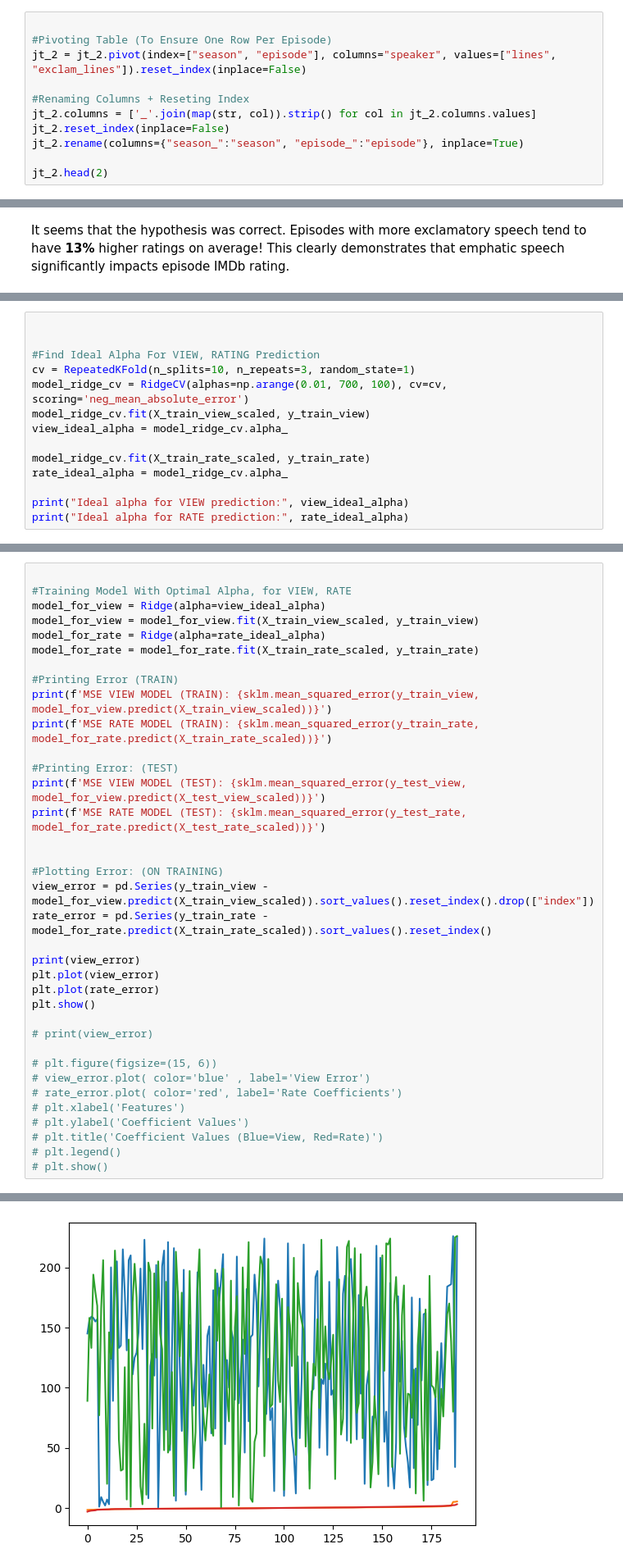
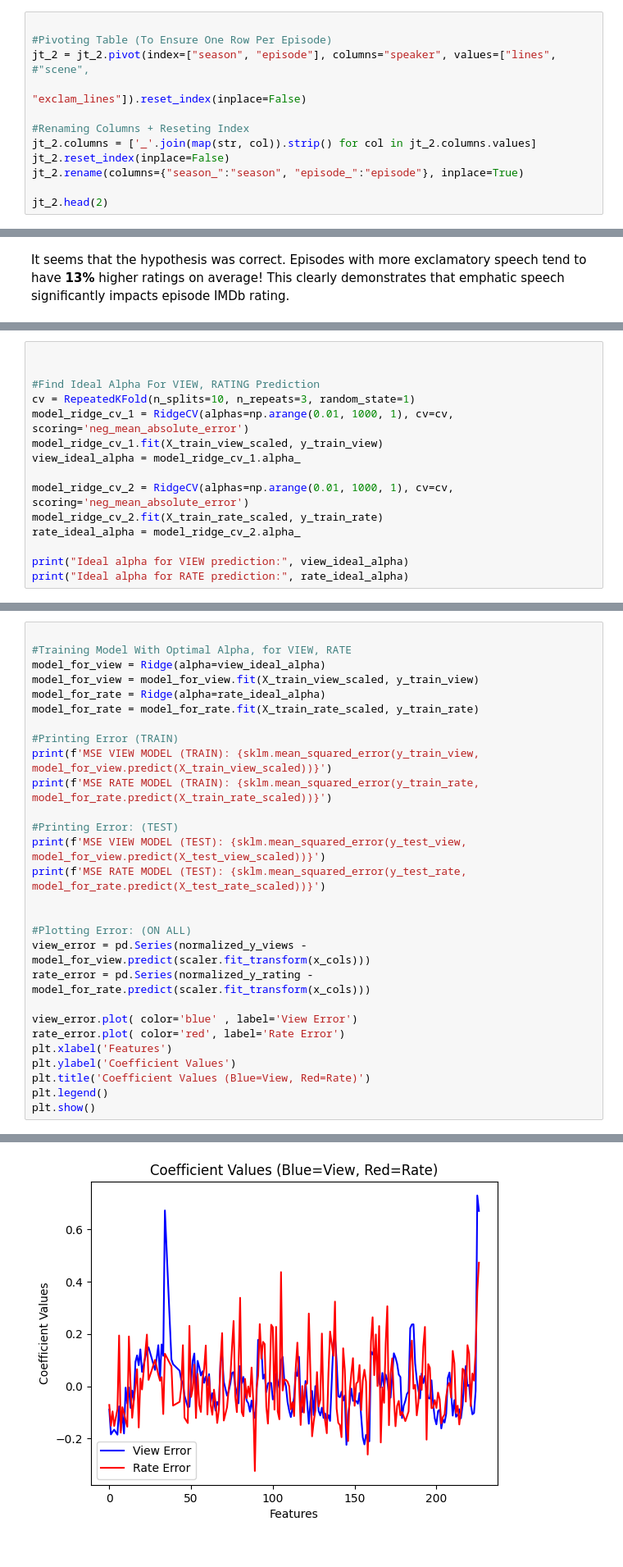
Before and after one commit to OMacgowan/episode_rating_predictor, a Jupyter notebook: main.ipynb, the cells around one changed output, grey strips where cells are left out. Shown at 82% size. Cells and saved outputs as stored; diff of their text form.

Commit message:
update, normalized

```diff
--- a/main.ipynb
+++ b/main.ipynb
@@ -173,7 +187,8 @@ jt_2.head(3)
 # %%
 
 #Pivoting Table (To Ensure One Row Per Episode)
-jt_2 = jt_2.pivot(index=["season", "episode"], columns="speaker", values=["lines", "exclam_lines"]).reset_index(inplace=False)
+jt_2 = jt_2.pivot(index=["season", "episode"], columns="speaker", values=["lines", #"scene",
+                                                                          "exclam_lines"]).reset_index(inplace=False)
 
 #Renaming Columns + Reseting Index
 jt_2.columns = ['_'.join(map(str, col)).strip() for col in jt_2.columns.values]
@@ -283,12 +298,13 @@ X_test_rate_scaled = scaler.transform(X_test_rate)
 
 #Find Ideal Alpha For VIEW, RATING Prediction
 cv = RepeatedKFold(n_splits=10, n_repeats=3, random_state=1)
-model_ridge_cv = RidgeCV(alphas=np.arange(0.01, 700, 100), cv=cv, scoring='neg_mean_absolute_error')
-model_ridge_cv.fit(X_train_view_scaled, y_train_view)
-view_ideal_alpha = model_ridge_cv.alpha_
+model_ridge_cv_1 = RidgeCV(alphas=np.arange(0.01, 1000, 1), cv=cv, scoring='neg_mean_absolute_error')
+model_ridge_cv_1.fit(X_train_view_scaled, y_train_view)
+view_ideal_alpha = model_ridge_cv_1.alpha_
 
-model_ridge_cv.fit(X_train_rate_scaled, y_train_rate)
-rate_ideal_alpha = model_ridge_cv.alpha_
+model_ridge_cv_2 = RidgeCV(alphas=np.arange(0.01, 1000, 1), cv=cv, scoring='neg_mean_absolute_error')
+model_ridge_cv_2.fit(X_train_rate_scaled, y_train_rate)
+rate_ideal_alpha = model_ridge_cv_2.alpha_
 
 print("Ideal alpha for VIEW prediction:", view_ideal_alpha)
 print("Ideal alpha for RATE prediction:", rate_ideal_alpha)
@@ -312,23 +328,15 @@ print(f'MSE VIEW MODEL (TEST): {sklm.mean_squared_error(y_test_view, model_for_v
 print(f'MSE RATE MODEL (TEST): {sklm.mean_squared_error(y_test_rate, model_for_rate.predict(X_test_rate_scaled))}')
 
 
-#Plotting Error: (ON TRAINING)
-view_error = pd.Series(y_train_view - model_for_view.predict(X_train_view_scaled)).sort_values().reset_index().drop(["index"])
-rate_error = pd.Series(y_train_rate - model_for_rate.predict(X_train_rate_scaled)).sort_values().reset_index()
+#Plotting Error: (ON ALL)
+view_error = pd.Series(normalized_y_views - model_for_view.predict(scaler.fit_transform(x_cols)))
+rate_error = pd.Series(normalized_y_rating - model_for_rate.predict(scaler.fit_transform(x_cols)))
 
-print(view_error)
-plt.plot(view_error)
-plt.plot(rate_error)
+view_error.plot( color='blue' , label='View Error')
+rate_error.plot( color='red', label='Rate Error')
+plt.xlabel('Features')
+plt.ylabel('Coefficient Values')
+plt.title('Coefficient Values (Blue=View, Red=Rate)')
+plt.legend()
 plt.show()
-
-# print(view_error)
-
-# plt.figure(figsize=(15, 6))
-# view_error.plot( color='blue' , label='View Error')
-# rate_error.plot( color='red', label='Rate Coefficients')
-# plt.xlabel('Features')
-# plt.ylabel('Coefficient Values')
-# plt.title('Coefficient Values (Blue=View, Red=Rate)')
-# plt.legend()
-# plt.show()
 # %% [output]
@@ -353,4 +347,4 @@ MSE RATE MODEL (TEST): 0.7684779108337477
-[figure, old version]
+[figure, new version]
 # %%
 #Saving Coefficients:
 view_coefficients = pd.Series(model_for_view.coef_, index=X_train_rate.columns)
```
Also changed, not shown: parts of 11 cells of this notebook.
